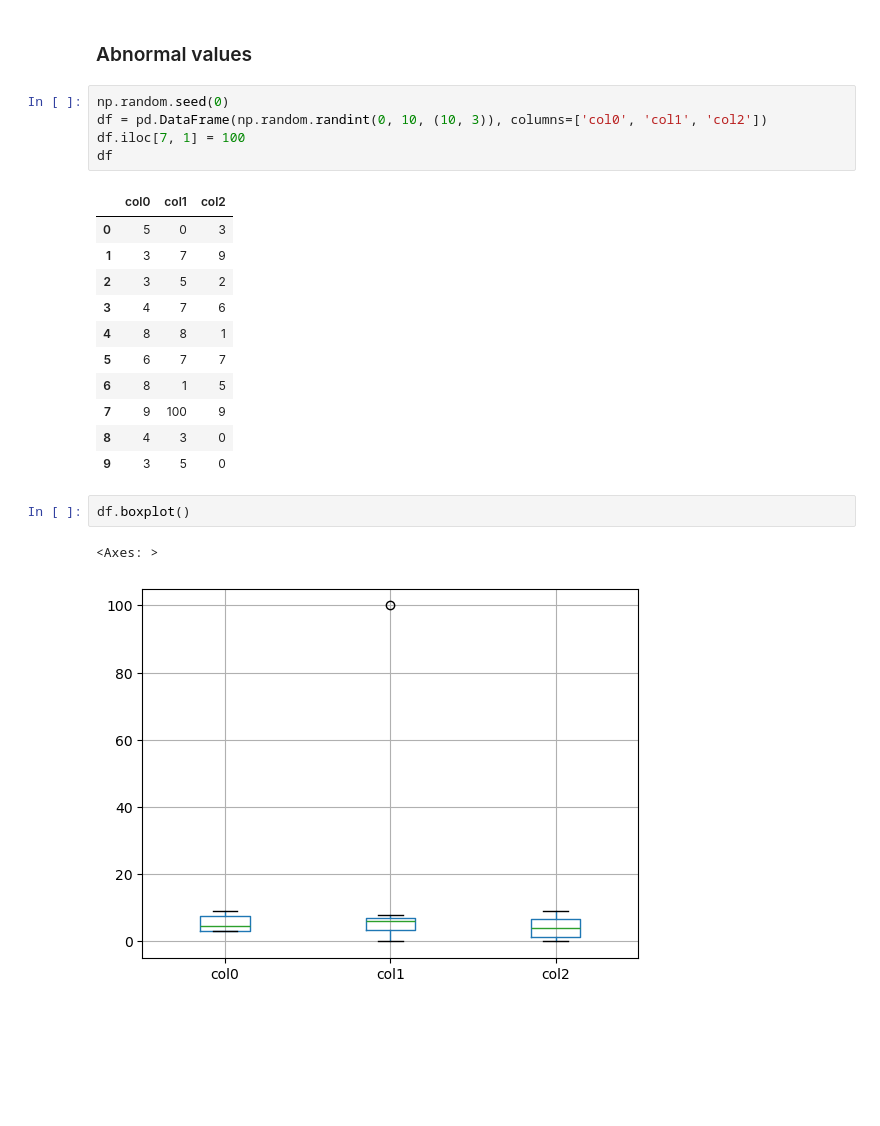
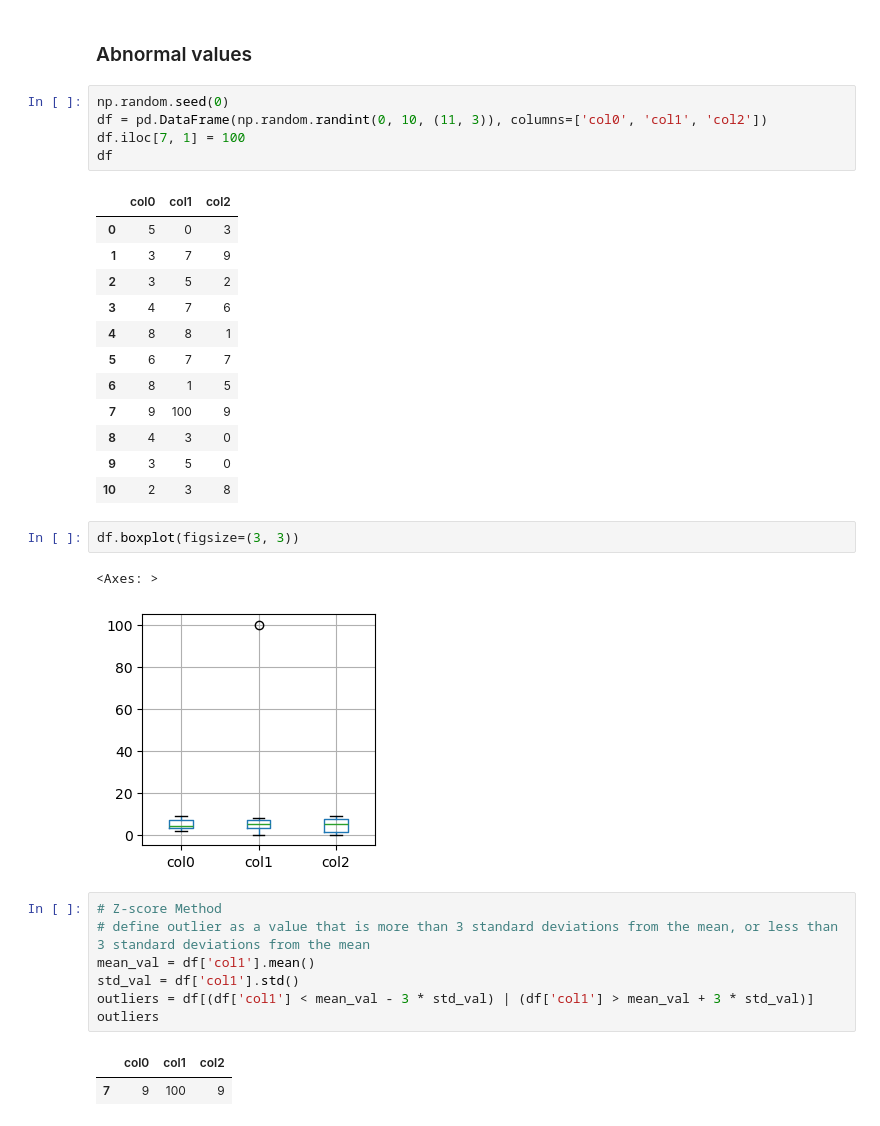
Before and after one commit to hc-sun/python-data-science, a Jupyter notebook: pandas.ipynb, the cells around one changed output. Drawn from its saved outputs; the diff is of its cells as text; blank space fills up the shorter version.

Commit message:
added detecting outliers

```diff
--- a/pandas.ipynb
+++ b/pandas.ipynb
@@ -387,7 +386,7 @@ df.drop_duplicates(keep='first')
 ### Abnormal values
 # %%
 np.random.seed(0)
-df = pd.DataFrame(np.random.randint(0, 10, (10, 3)), columns=['col0', 'col1', 'col2'])
+df = pd.DataFrame(np.random.randint(0, 10, (11, 3)), columns=['col0', 'col1', 'col2'])
 df.iloc[7, 1] = 100
 df
 # %% [output]
@@ -402,8 +401,19 @@ df
 | 7 | 9 | 100 | 9 |
 | 8 | 4 | 3 | 0 |
 | 9 | 3 | 5 | 0 |
+| 10 | 2 | 3 | 8 |
 # %%
-df.boxplot()
+df.boxplot(figsize=(3, 3))
 # %% [output]
 <Axes: >
-[figure, old version]
+[figure, new version]
+# %%
+# Z-score Method
+# define outlier as a value that is more than 3 standard deviations from the mean, or less than 3 standard deviations from the mean
+mean_val = df['col1'].mean()
+std_val = df['col1'].std()
+outliers = df[(df['col1'] < mean_val - 3 * std_val) | (df['col1'] > mean_val + 3 * std_val)]
+outliers
+# %% [output]
+|  | col0 | col1 | col2 |
+| 7 | 9 | 100 | 9 |
```
Also changed, not shown: parts of 5 cells of this notebook.
